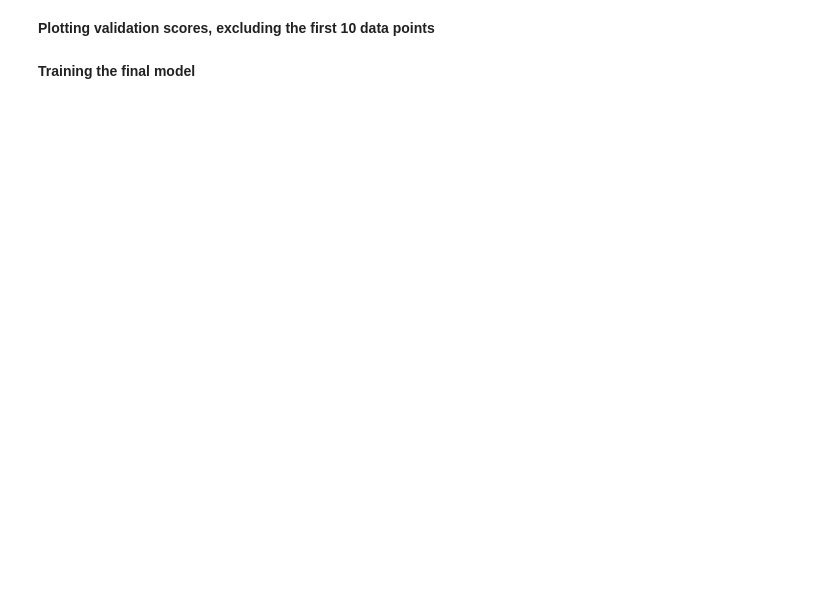
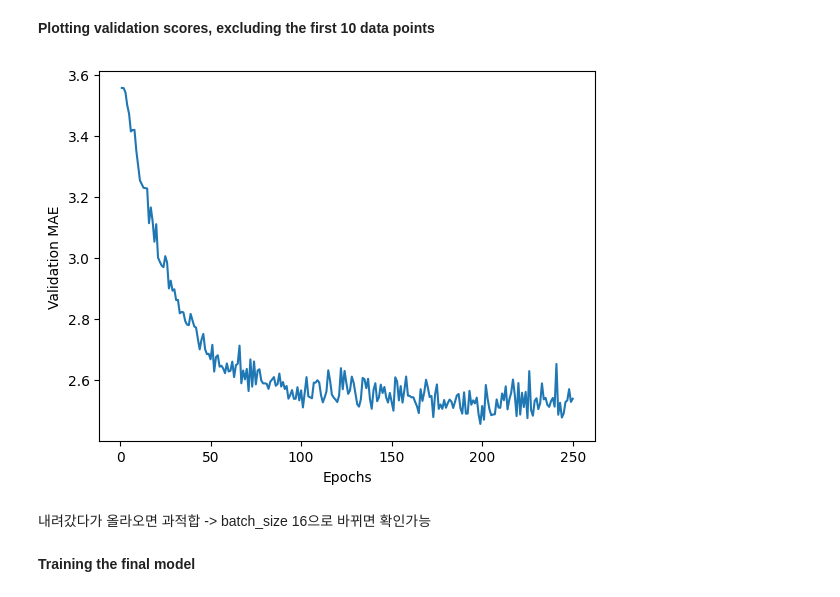
Before and after one commit to Yoooohj/ai_deep, a Jupyter notebook: chapter04_getting-started-with-neural-networks.ipynb, the cells around one changed output. Saved outputs shown, nothing was run; the diff lists cells and outputs as text; code cells hidden in the pictures; blank space fills up the shorter version.

```diff
--- a/chapter04_getting-started-with-neural-networks.ipynb
+++ b/chapter04_getting-started-with-neural-networks.ipynb
@@ -630,8 +367,8 @@ test_data /= std
 # %%
 def build_model():
     model = keras.Sequential([
-        layers.Dense(64, activation="relu"),
-        layers.Dense(64, activation="relu"),
+        layers.Dense(32, activation="relu"),
+        layers.Dense(32, activation="relu"),
         layers.Dense(1)
     ])
     model.compile(optimizer="rmsprop", loss="mse", metrics=["mae"])
@@ -659,6 +401,6 @@ for i in range(k):
         axis=0)
     model = build_model()
     model.fit(partial_train_data, partial_train_targets,
-              epochs=num_epochs, batch_size=16, verbose=0)
+              epochs=num_epochs, batch_size=100, verbose=0)
     val_mse, val_mae = model.evaluate(val_data, val_targets, verbose=0)
     all_scores.append(val_mae)
@@ -669,7 +420,7 @@ np.mean(all_scores)
 # %% [markdown]
 **Saving the validation logs at each fold**
 # %%
-num_epochs = 500
+num_epochs = 300
 all_mae_histories = []
 for i in range(k):
     print(f"Processing fold #{i}")
@@ -686,6 +437,6 @@ for i in range(k):
     model = build_model()
     history = model.fit(partial_train_data, partial_train_targets,
                         validation_data=(val_data, val_targets),
-                        epochs=num_epochs, batch_size=16, verbose=0)
+                        epochs=num_epochs, batch_size=50, verbose=0)
     mae_history = history.history["val_mae"]
     all_mae_histories.append(mae_history)
@@ -704,11 +464,15 @@ plt.show()
 # %% [markdown]
 **Plotting validation scores, excluding the first 10 data points**
 # %%
-truncated_mae_history = average_mae_history[10:]
+truncated_mae_history = average_mae_history[50:]
 plt.plot(range(1, len(truncated_mae_history) + 1), truncated_mae_history)
 plt.xlabel("Epochs")
 plt.ylabel("Validation MAE")
 plt.show()
+# %% [output]
+[figure, added]
+# %% [markdown]
+내려갔다가 올라오면 과적합 -> batch_size 16으로 바뀌면 확인가능
 # %% [markdown]
 **Training the final model**
 # %%
```
Also changed, not shown: parts of 58 cells of this notebook.
